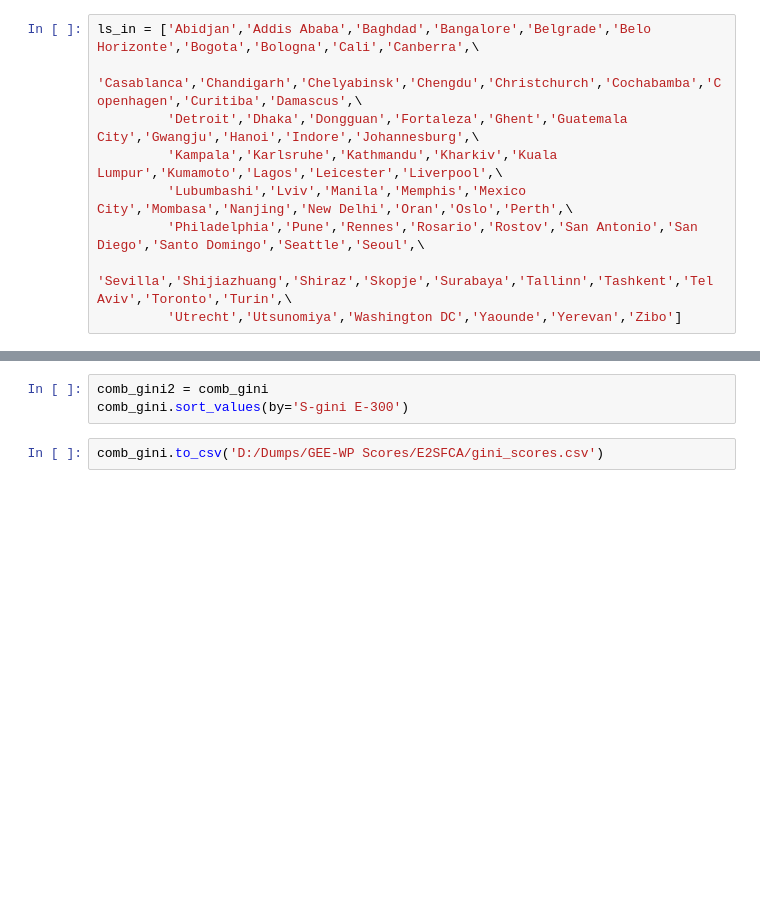
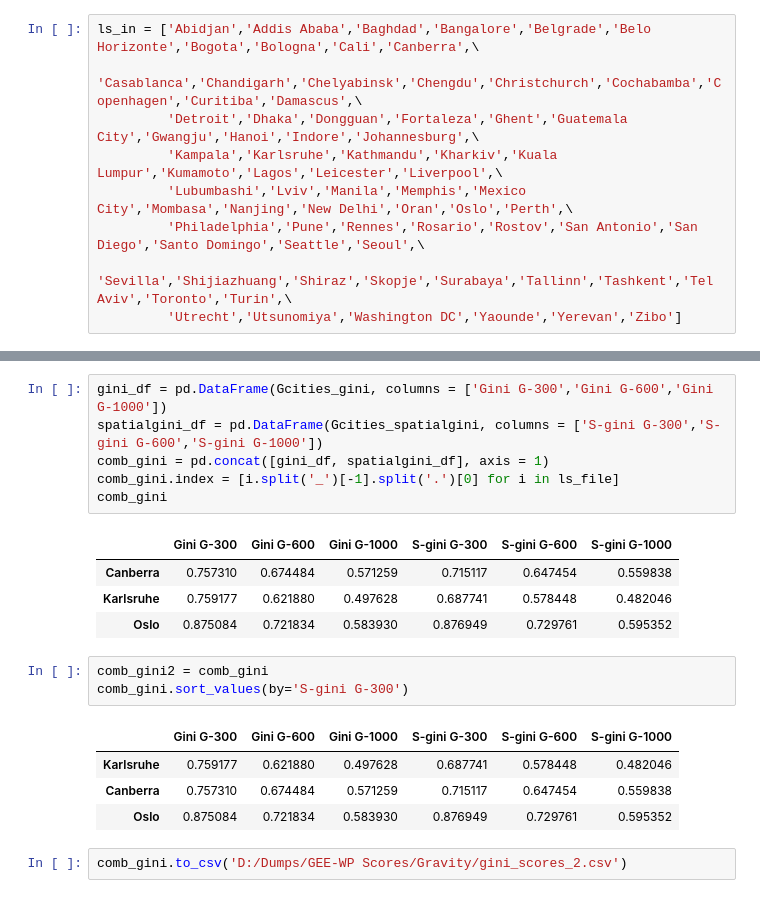
Before and after one commit to Bart-Breekveldt/Urban_Greenspace_Accessibility, a Jupyter notebook: GINI Analysis UGSA.ipynb, the cells around one changed output, grey strips where cells are left out. Saved outputs shown, nothing was run; the diff lists cells and outputs as text; blank space fills up the shorter version.

```diff
--- a/GINI Analysis UGSA.ipynb
+++ b/GINI Analysis UGSA.ipynb
@@ -128,7 +138,23 @@ comb_gini
+# %%
+gini_df = pd.DataFrame(Gcities_gini, columns = ['Gini G-300','Gini G-600','Gini G-1000'])
+spatialgini_df = pd.DataFrame(Gcities_spatialgini, columns = ['S-gini G-300','S-gini G-600','S-gini G-1000'])
+comb_gini = pd.concat([gini_df, spatialgini_df], axis = 1)
+comb_gini.index = [i.split('_')[-1].split('.')[0] for i in ls_file]
+comb_gini
+# %% [output]
+|  | Gini G-300 | Gini G-600 | Gini G-1000 | S-gini G-300 | S-gini G-600 | S-gini G-1000 |
+| Canberra | 0.757310 | 0.674484 | 0.571259 | 0.715117 | 0.647454 | 0.559838 |
+| Karlsruhe | 0.759177 | 0.621880 | 0.497628 | 0.687741 | 0.578448 | 0.482046 |
+| Oslo | 0.875084 | 0.721834 | 0.583930 | 0.876949 | 0.729761 | 0.595352 |
 # %%
 comb_gini2 = comb_gini
-comb_gini.sort_values(by='S-gini E-300')
+comb_gini.sort_values(by='S-gini G-300')
+# %% [output]
+|  | Gini G-300 | Gini G-600 | Gini G-1000 | S-gini G-300 | S-gini G-600 | S-gini G-1000 |
+| Karlsruhe | 0.759177 | 0.621880 | 0.497628 | 0.687741 | 0.578448 | 0.482046 |
+| Canberra | 0.757310 | 0.674484 | 0.571259 | 0.715117 | 0.647454 | 0.559838 |
+| Oslo | 0.875084 | 0.721834 | 0.583930 | 0.876949 | 0.729761 | 0.595352 |
 # %%
-comb_gini.to_csv('D:/Dumps/GEE-WP Scores/E2SFCA/gini_scores.csv')
+comb_gini.to_csv('D:/Dumps/GEE-WP Scores/Gravity/gini_scores_2.csv')
 # %%
 %%time
```
Also changed, not shown: parts of 17 cells of this notebook, 1 other file.
